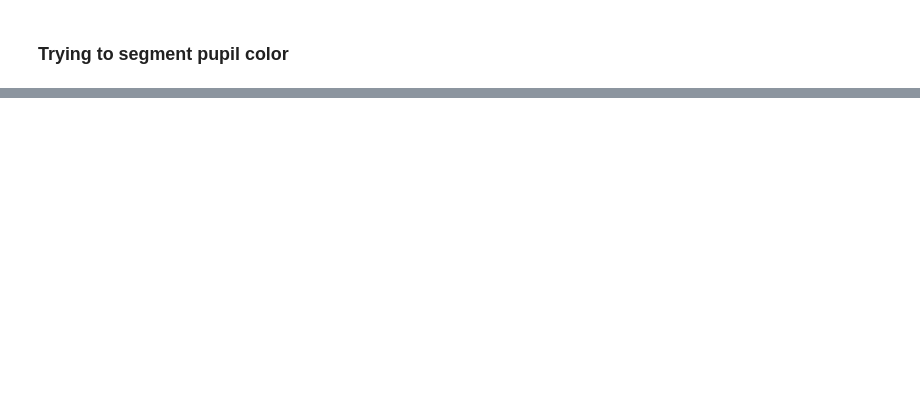
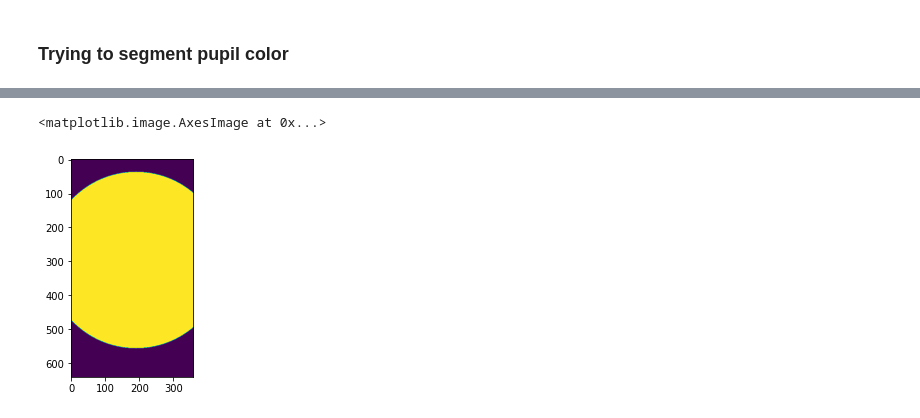
Before and after one commit to Custom-Surgical-GmbH/Cataract-Surgery-Training-Explorations, a Jupyter notebook: opencv_explorations/rhexis_limbus_detection.ipynb, the cells around one changed output, grey strips where cells are left out. Saved outputs shown, nothing was run; the diff lists cells and outputs as text; code cells hidden in the pictures; blank space fills up the shorter version.

```diff
--- a/opencv_explorations/rhexis_limbus_detection.ipynb
+++ b/opencv_explorations/rhexis_limbus_detection.ipynb
@@ -131,0 +222,37 @@ plt.show()
+# %%
+#
+cap = cv2.VideoCapture('/Users/mirek/Desktop/rhexis_input_long.mp4')
+_, frame = cap.read()
+view_mask, view_circle = get_view_mask(cv2.cvtColor(frame, cv2.COLOR_BGR2GRAY), return_circle=True)
+
+while cap.isOpened():
+    ret, frame = cap.read()
+
+    gray = cv2.cvtColor(frame, cv2.COLOR_BGR2GRAY)
+
+    #     best_circle = detect_limbus(gray, validation='inout', validation_mode='max')
+    circles = detect_limbus(gray, view_mask=view_mask, return_all=True)
+    if (circles is not None):
+        best_circle = None
+        for circle in circles:
+            if any(np.abs(circle - view_circle) > np.array([20, 20, 20])) and # similiarity of the detected circle
+                    not (circle[2] > view_circle[2] and ):
+                best_circle = circle
+                break
+
+        cv2.circle(frame, tuple(np.round(best_circle[:2]).astype('int')),
+               round(best_circle[2]), (0,255,0), thickness=1)
+
+    cv2.imshow('detection', frame)
+    cv2.imshow('view_mask', view_mask)
+
+    if cv2.waitKey(25) & 0xFF == ord('q'):
+        break
+
+cap.release()
+cv2.destroyAllWindows()
+# %%
+plt.imshow(get_view_mask(cv2.cvtColor(frame, cv2.COLOR_BGR2GRAY)))
+# %% [output]
+<matplotlib.image.AxesImage at 0x...>
+[figure, added]
```
Also changed, not shown: parts of 19 cells of this notebook, 8 other files.
